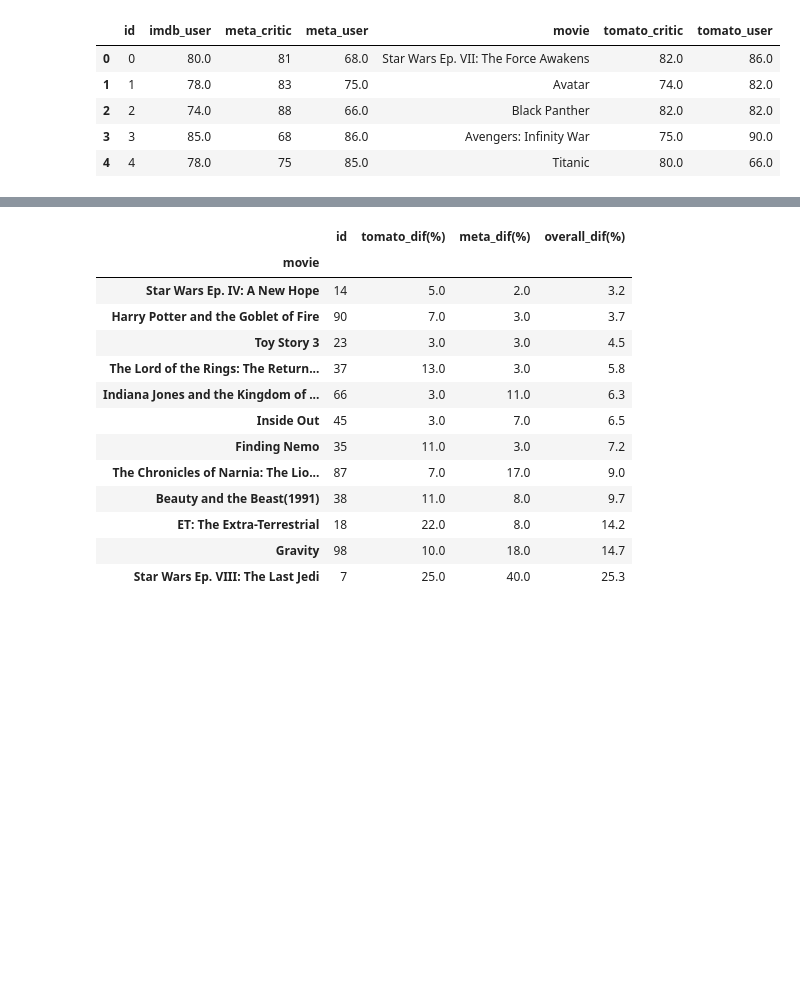
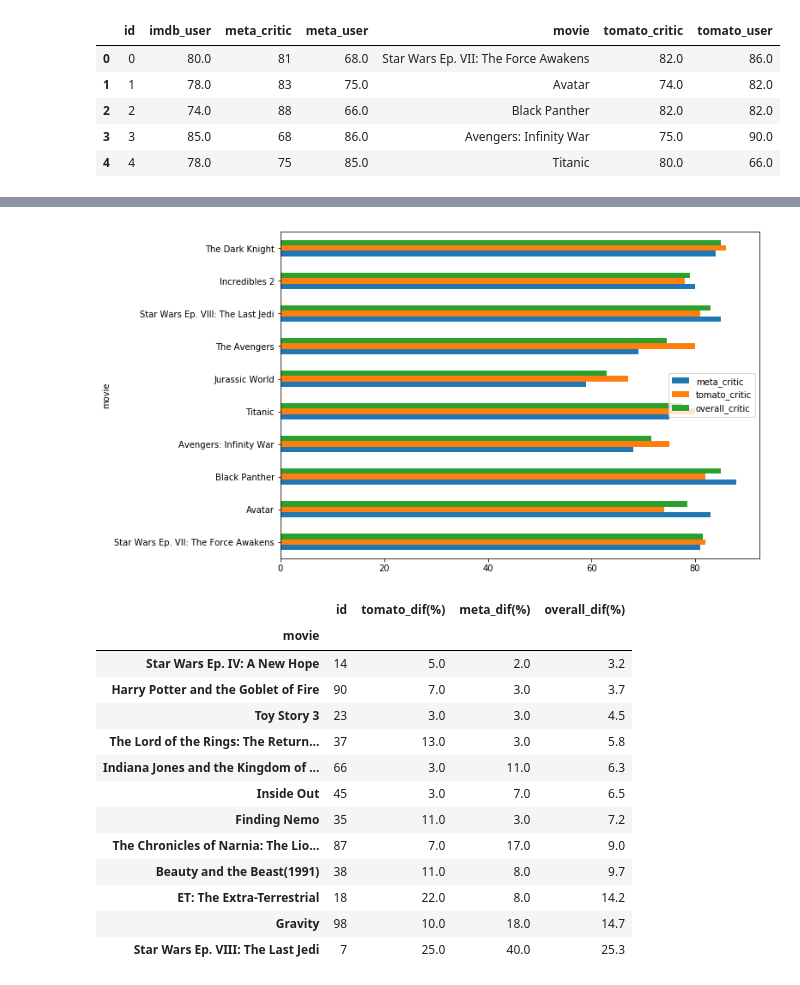
Before and after one commit to elsantonato/13-Project_2-Group_7, a Jupyter notebook: wangdian_subfolder/graph_plot.ipynb, the cells around one changed output, grey strips where cells are left out. Saved outputs shown, nothing was run; the diff lists cells and outputs as text; code cells hidden in the pictures; blank space fills up the shorter version.

```diff
--- a/wangdian_subfolder/graph_plot.ipynb
+++ b/wangdian_subfolder/graph_plot.ipynb
@@ -76,3 +105,9 @@ user_cretic_rate.head()
+# %%
+critic_plot = final_plot[:10].plot(kind='barh',
+                           y=['meta_critic', 'tomato_critic', 'overall_critic'],
+                           figsize=(10, 7)).get_figure().savefig("graph/top10_critic", bbox_inches="tight")
+# %% [output]
+[figure, added]
 # %%
 def diffrent_rate(movie, critic, user, column, id_):
     different = pd.DataFrame(
```
Also changed, not shown: parts of 5 cells of this notebook, 2 other files.
